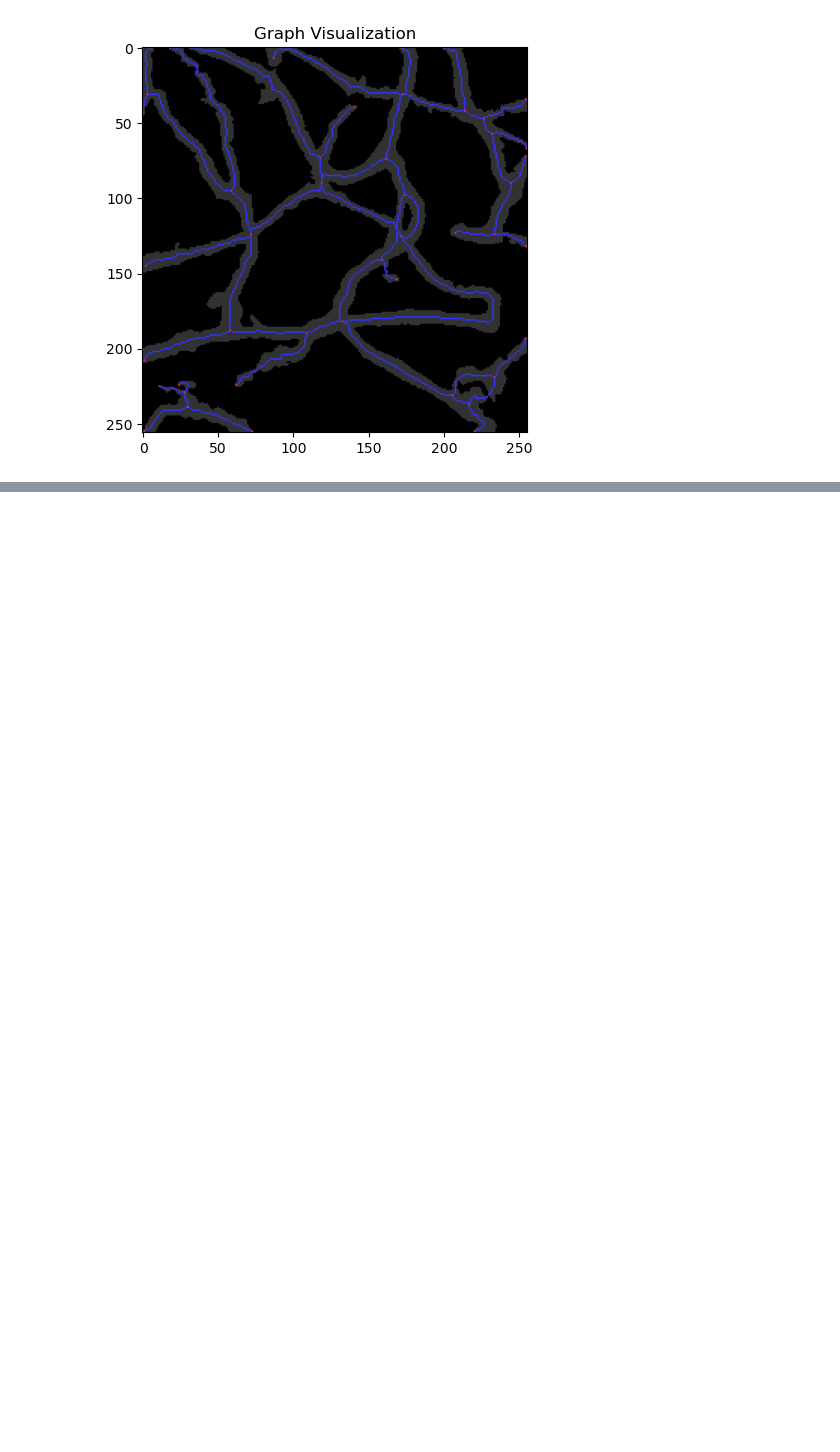
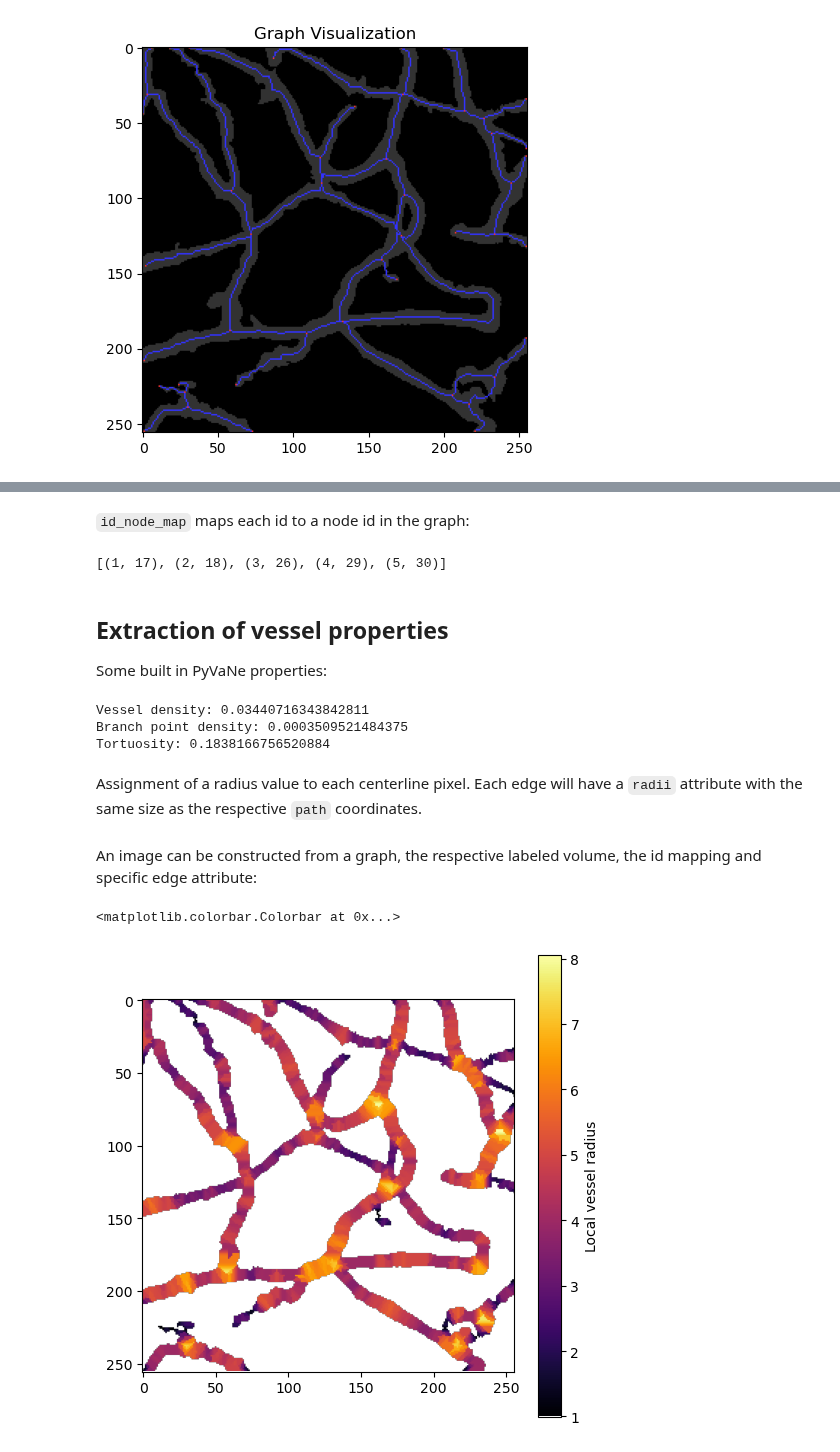
Before and after one commit to chcomin/pyvane, a Jupyter notebook: examples/Graph creation.ipynb, the cells around one changed output, grey strips where cells are left out. Cells and saved outputs as stored; diff of their text form; code cells hidden in the pictures; blank space fills up the shorter version.

```diff
--- a/examples/Graph creation.ipynb
+++ b/examples/Graph creation.ipynb
@@ -56,0 +165,26 @@ plt.imshow(labeled_volume, cmap=cmap, vmin=1)
+# %% [markdown]
+`id_node_map` maps each id to a node id in the graph:
+# %%
+list(id_node_map.items())[:5]
+# (id in labeled image, node id in graph)
+# %% [output]
+[(1, 17), (2, 18), (3, 26), (4, 29), (5, 30)]
+# %% [markdown]
+## Extraction of vessel properties
+
+Some built in PyVaNe properties:
+# %%
+from pyvane.graph.util import construct_attribute_volume
+from pyvane.metrics import metrics
+
+print(
+    "Vessel density:", metrics.vessel_density(graph, img.shape),
+    "\nBranch point density:", metrics.branch_point_density(graph, img.shape),
+    "\nTortuosity:", metrics.tortuosity(graph, scale=5)
+)
+# %% [output]
+Vessel density: 0.03440716343842811
+Branch point density: 0.0003509521484375
+Tortuosity: 0.1838166756520884
+# %% [markdown]
+Assignment of a radius value to each centerline pixel. Each edge will have a `radii` attribute with the same size as the respective `path` coordinates.
@@ -56,0 +194,12 @@ plt.imshow(labeled_volume, cmap=cmap, vmin=1)
+# %% [markdown]
+An image can be constructed from a graph, the respective labeled volume, the id mapping and specific edge attribute:
+# %%
+attribute_volume = construct_attribute_volume(
+    graph, labeled_image, id_cl_map, edge_attr="radii")
+
+plt.figure(figsize=(6, 6))
+plt.imshow(attribute_volume, cmap="inferno")
+plt.colorbar(label="Local vessel radius")
+# %% [output]
+<matplotlib.colorbar.Colorbar at 0x...>
+[figure, added]
```
Also changed, not shown: parts of 23 cells of this notebook, 10 other files.
